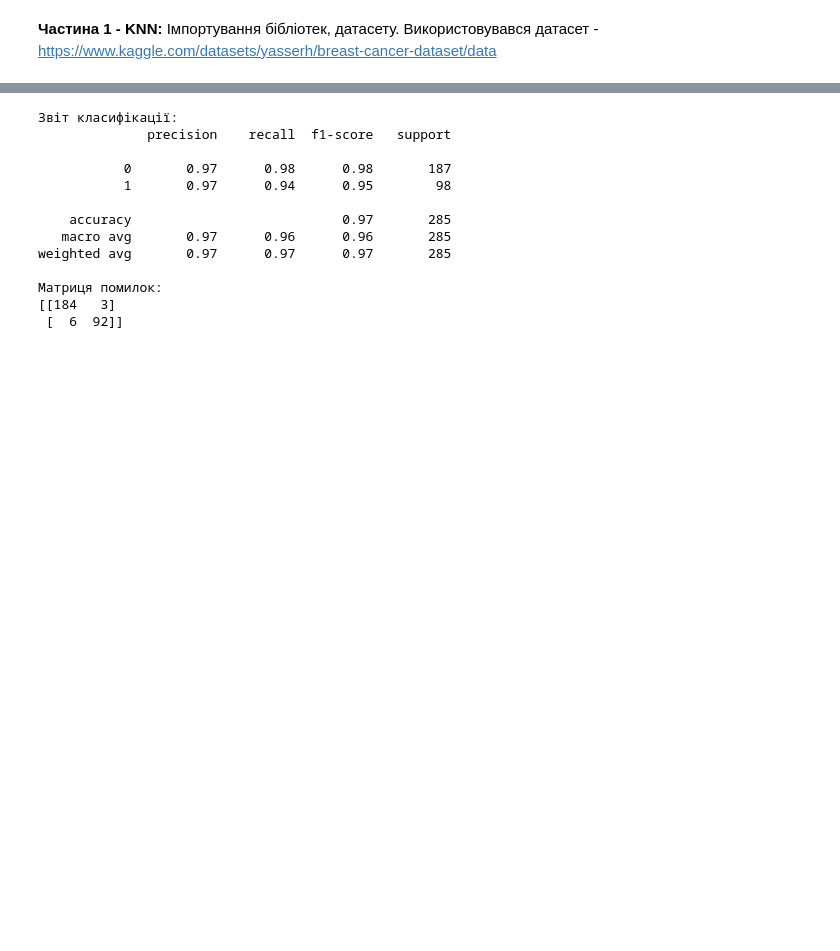
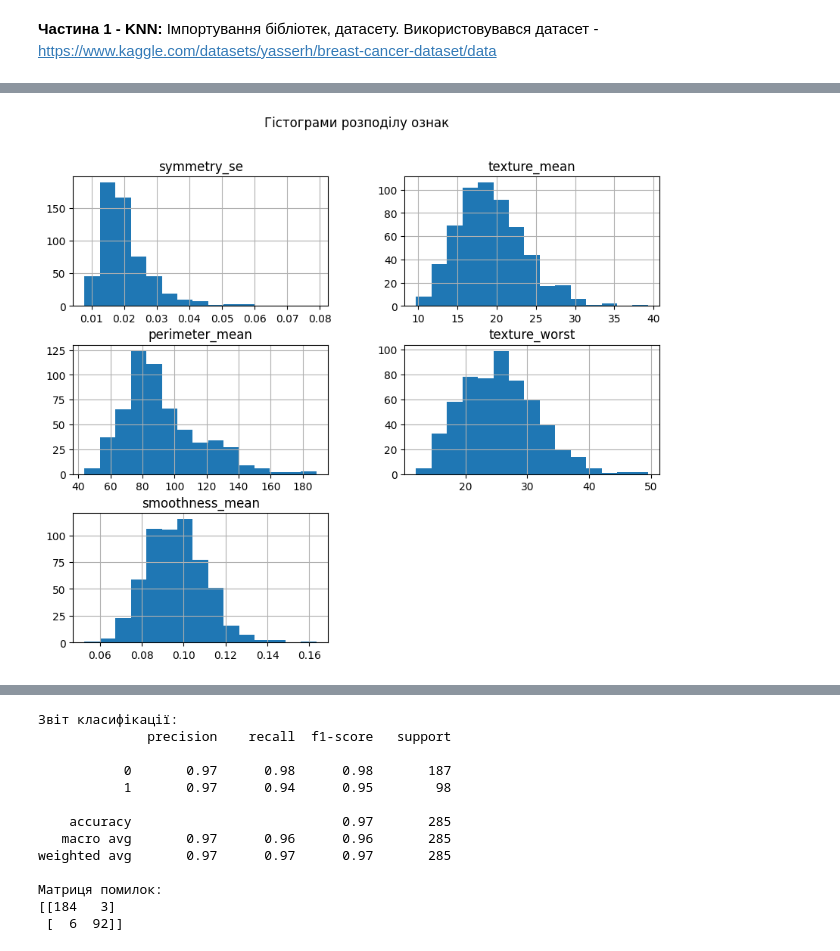
Before and after one commit to AndrewZinoviewFB06/Data_Analysis_2024_KPI, a Jupyter notebook: lab-1/lab-1.ipynb, the cells around one changed output, grey strips where cells are left out. Drawn from its saved outputs; the diff is of its cells as text; code cells hidden in the pictures; blank space fills up the shorter version.

```diff
--- a/lab-1/lab-1.ipynb
+++ b/lab-1/lab-1.ipynb
@@ -29,0 +32,13 @@ plt.show()
+# %%
+import seaborn as sns
+import matplotlib.pyplot as plt
+
+# Вибрані ознаки для візуалізації
+features = ['symmetry_se', 'texture_mean', 'perimeter_mean', 'texture_worst', 'smoothness_mean']
+
+# Побудова гістограм
+df_main[features].hist(bins=15, figsize=(10, 8), layout=(3, 2))
+plt.suptitle('Гістограми розподілу ознак')
+plt.show()
+# %% [output]
+[figure, added]
```
Also changed, not shown: parts of 2 cells of this notebook.
